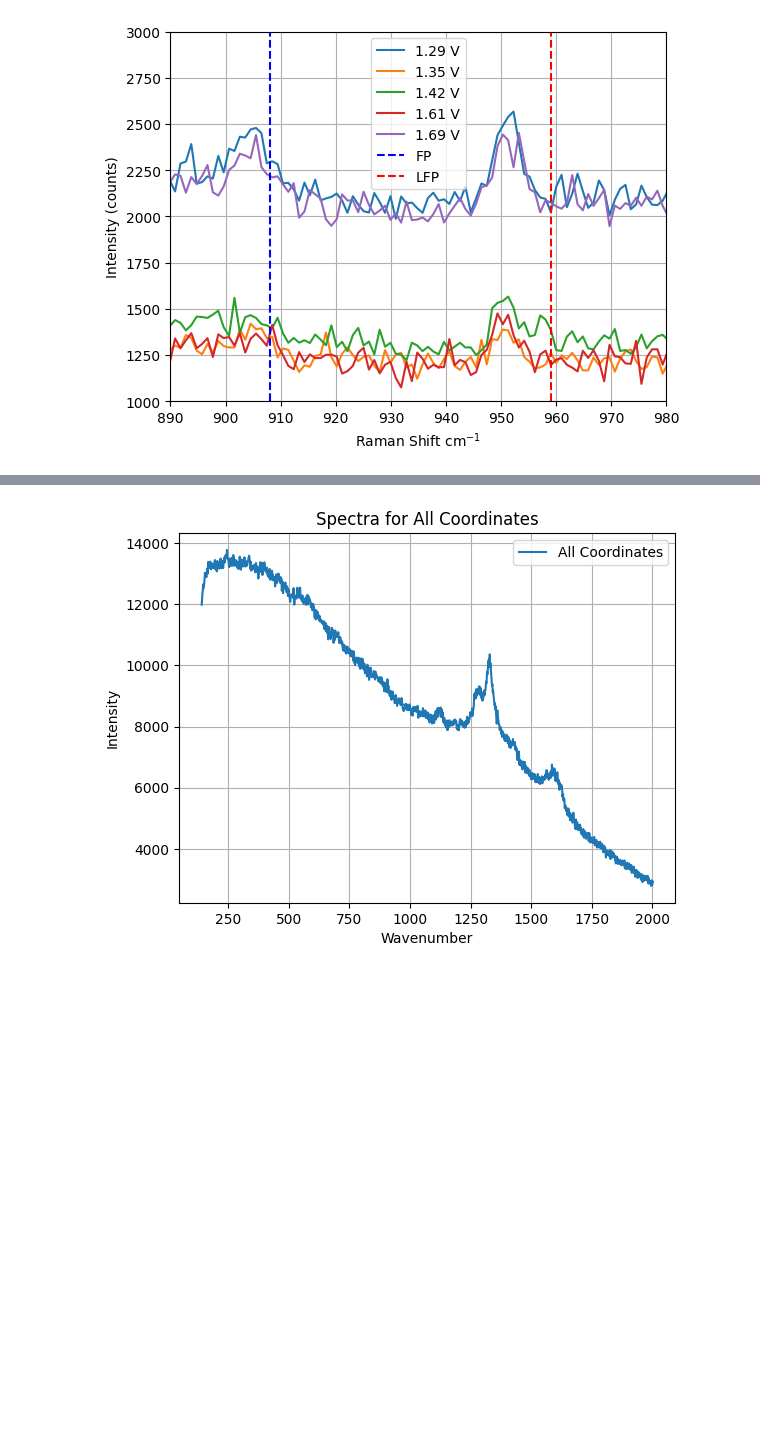
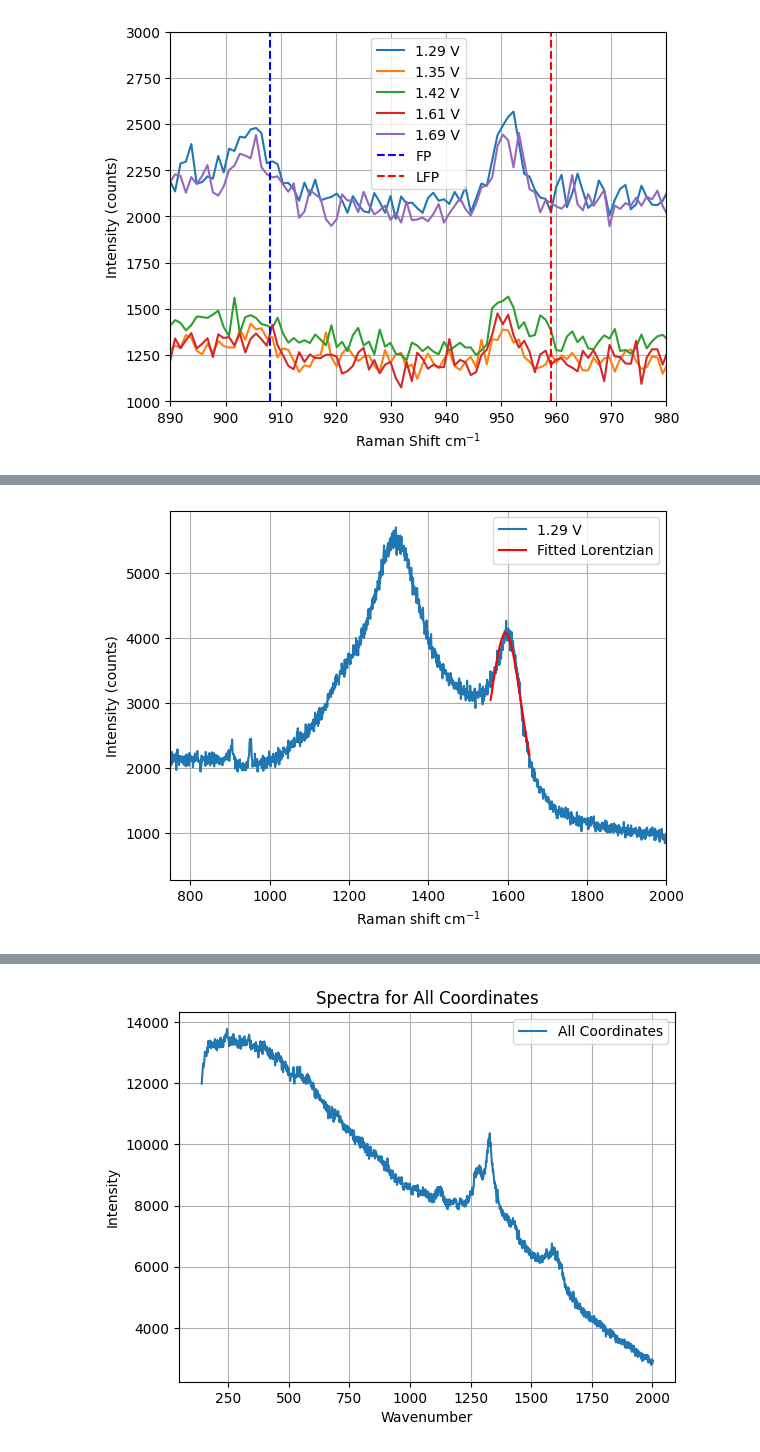
Before and after one commit to ergitooo/Dissertation, a Jupyter notebook: 2 days discharge.ipynb, the cells around one changed output, grey strips where cells are left out. Saved outputs shown, nothing was run; the diff lists cells and outputs as text; code cells hidden in the pictures; blank space fills up the shorter version.

```diff
--- a/2 days discharge.ipynb
+++ b/2 days discharge.ipynb
@@ -628,0 +565,79 @@ plt.show()
+# %%
+from scipy.optimize import curve_fit
+
+# Step 1: Read the data from the text file
+file_path = 'map at 90.80ks and 1.672V.txt'
+
+# Step 2: Organize the data
+data_dict = {}
+with open(file_path, 'r') as file:
+    for line in file.readlines():
+        x, y, wavenumber, intensity = map(float, line.split())
+        coordinate = (x, y)
+        if coordinate not in data_dict:
+            data_dict[coordinate] = []
+        data_dict[coordinate].append((wavenumber, intensity))
+
+# Step 3: Plot the data for desired coordinates
+target_coordinates = [(100, 100)]
+
+for coordinate, spectra in data_dict.items():
+    if coordinate not in target_coordinates:
+        continue  # Skip coordinates that are not in the target list
+
+    wavenumbers, intensities = zip(*spectra)
+    gradient = np.gradient(intensities, wavenumbers)
+    wavenumbers, intensities = np.array(wavenumbers), np.array(intensities)
+    mask = np.abs(gradient) < 130
+    fw = wavenumbers[mask]
+    fi = intensities[mask]
+
+
+def lorentzian(x, A, x0, gamma):
+        return (A / np.pi) * (gamma / ((x - x0) ** 2 + gamma ** 2))
+
+
+# Define your range
+x_min = 1557
+x_max = 1655
+
+# Subset the data
+mask = (fw >= x_min) & (fw <= x_max)
+x_subset = fw[mask]
+y_subset = fi[mask]
+
+# Initial guesses for the parameters [A, x0, gamma]
+initial_guesses = [10000000, np.mean(x_subset), 1000000]
+
+# Set a larger number for maxfev and some bounds if appropriate
+bounds = (0, [np.inf, np.inf, np.inf])  # Adjust bounds if needed
+
+# Try to fit the curve within a try-except block to catch potential runtime errors
+try:
+    params, covariance = curve_fit(lorentzian, x_subset, y_subset, p0=initial_guesses, maxfev=10000, bounds=bounds)
+    fitted_A, fitted_x0, fitted_gamma = params
+
+except RuntimeError as e:
+    print(f"An error occurred during curve fitting: {e}")
+
+
+
+# Plot the fitted curve
+x_fit = np.linspace(x_min, x_max, 1000)
+y_fit = lorentzian(x_fit, fitted_A, fitted_x0, fitted_gamma)
+FWHM = 2 * fitted_gamma
+max_value = (fitted_A / (np.pi * fitted_gamma))
+
+
+plt.plot(fw, fi, label=f'1.29 V')  # Plot original data
+plt.plot(x_fit, y_fit, '-r', label='Fitted Lorentzian')
+print(f"Location of Lorentzian Peak: {fitted_x0}")
+print(f"Highest Intensity: {max_value}")
+print(f"FWHM: {FWHM}")
+plt.grid()
+plt.ylabel('Intensity (counts)')
+plt.xlabel('Raman shift cm$^{-1}$')
+plt.legend()
+plt.xlim(750,2000)
+plt.show()
+# %% [output]
@@ -628,0 +647 @@ plt.show()
+[figure, added]
```
Also changed, not shown: parts of 10 cells of this notebook.
